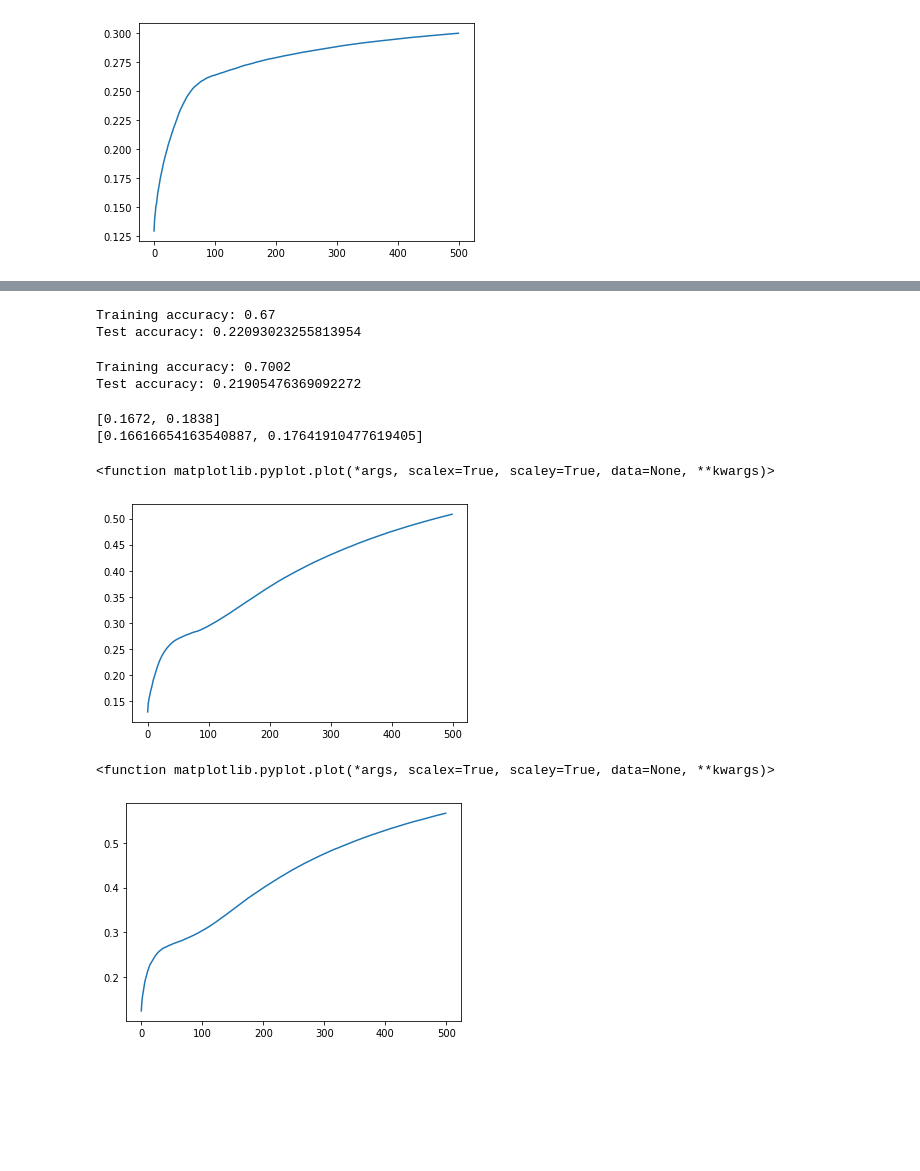
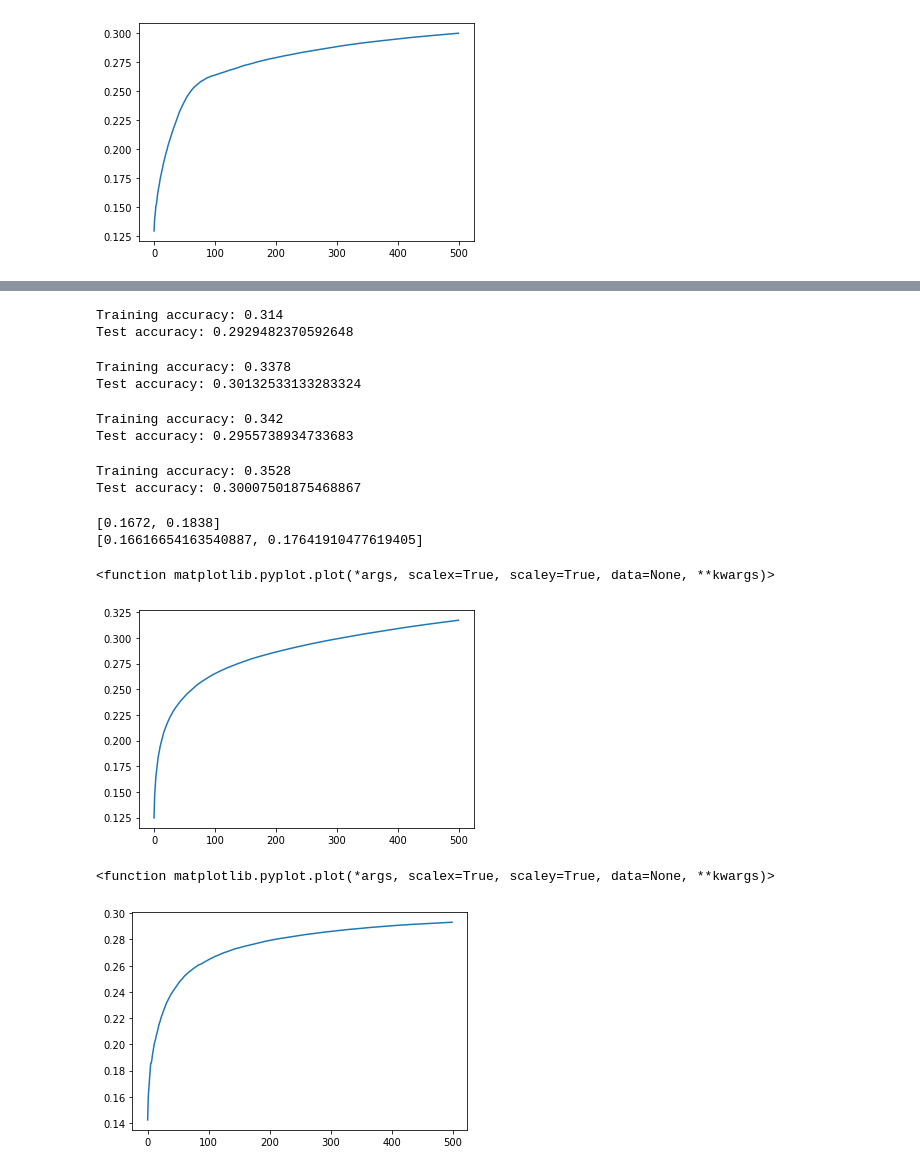
Before and after one commit to MKTKSMT-MI/GNN-DGLPro, a Jupyter notebook: Classification/Class_stl10.ipynb, the cells around one changed output, grey strips where cells are left out. Saved outputs shown, nothing was run; the diff lists cells and outputs as text; code cells hidden in the pictures; blank space fills up the shorter version.

```diff
--- a/Classification/Class_stl10.ipynb
+++ b/Classification/Class_stl10.ipynb
@@ -55,5 +64,5 @@ class STL10TestDataset(DGLDataset):
         return len(self.graphs)
 # %%
 #transform = transforms.Compose([transforms.Normalize(0,1)])
-traindataset=STL10TrainDataset('../data/STL10 Datasets/train/nnum200_ndatades_enone.dgl')
-testdataset=STL10TestDataset('../data/STL10 Datasets/test/nnum200_ndatades_enone.dgl')
+traindataset=STL10TrainDataset('../data/STL10 Datasets/train/nnum100_ndatades_enone.dgl')
+testdataset=STL10TestDataset('../data/STL10 Datasets/test/nnum100_ndatades_enone.dgl')
@@ -78,7 +84,7 @@ class GCN(nn.Module):
     def __init__(self,in_feat,h_feat,num_classes):
         super(GCN,self).__init__()
         self.gconv1=GraphConv(in_feat,h_feat)
-        self.gconv2=GraphConv(h_feat,h_feat)
+        self.gconv2=GraphConv(h_feat,num_classes)
         self.gconv3=GraphConv(h_feat,num_classes)
         self.dropout=nn.Dropout(0.2)
 
@@ -87,13 +93,13 @@ class GCN(nn.Module):
         h=F.relu(h)
         h=self.dropout(h)
         h=self.gconv2(g,h)
-        h=F.relu(h)
-        h=self.gconv3(g,h)
+        #h=F.relu(h)
+        #h=self.gconv3(g,h)
         g.ndata['h'] = h
         return dgl.mean_nodes(g,'h')
 # %%
 print(traindataset.dim_nfeats)
-model=GCN(traindataset.dim_nfeats,320,10)
+model=GCN(traindataset.dim_nfeats,10,10)
 optimizer=optim.Adam(model.parameters(),lr=0.001)
 device=torch.device('cuda:0' if torch.cuda.is_available() else 'cpu')
 model.to(device)
@@ -193,5 +199,5 @@ plt.show()
 # %%
-clay=[180,320]
+clay=[20,30,40,80]
 epochs=500
 save_train_acc = []
 save_test_acc = []
@@ -223,7 +229,7 @@ for i in clay:
         for batched_graph, labels in traindataloader:
             batched_graph = batched_graph.to(device)
             labels = labels.to(device)
-            pred = model(batched_graph, batched_graph.ndata['feat'].float())
+            pred = model(batched_graph, batched_graph.ndata['feat'].float()/255)
             loss = lossF(pred,labels)
             if loss.item() < 0.05:
                 BP = 0
@@ -240,7 +246,7 @@ for i in clay:
         for tbatched_graph, tlabels in testdataloader:
             tbatched_graph = tbatched_graph.to(device)
             tlabels = tlabels.to(device)
-            tpred = model(tbatched_graph, tbatched_graph.ndata['feat'])
+            tpred = model(tbatched_graph, tbatched_graph.ndata['feat'].float()/255)
             test_num_correct += (tpred.argmax(1) == tlabels).sum().item()
             test_num_tests += len(tlabels)
 
@@ -260,7 +266,7 @@ for i in clay:
         for batched_graph, labels in traindataloader:
             batched_graph = batched_graph.to(device)
             labels = labels.to(device)
-            pred = model(batched_graph, batched_graph.ndata['feat'])
+            pred = model(batched_graph, batched_graph.ndata['feat'].float()/255)
             num_correct += (pred.argmax(1) == labels).sum().item()
             num_tests += len(labels)
         print('Training accuracy:', num_correct / num_tests)
@@ -271,16 +277,20 @@ for i in clay:
         for batched_graph, labels in testdataloader:
             batched_graph = batched_graph.to(device)
             labels = labels.to(device)
-            pred = model(batched_graph, batched_graph.ndata['feat'].float())
+            pred = model(batched_graph, batched_graph.ndata['feat'].float().float()/255)
             num_correct += (pred.argmax(1) == labels).sum().item()
             num_tests += len(labels)
         print('Test accuracy:', num_correct / num_tests)
         save_test_acc.append(num_correct / num_tests)
 # %% [output]
-Training accuracy: 0.67
-Test accuracy: 0.22093023255813954
+Training accuracy: 0.314
+Test accuracy: 0.2929482370592648
-Training accuracy: 0.7002
-Test accuracy: 0.21905476369092272
+Training accuracy: 0.3378
+Test accuracy: 0.30132533133283324
+Training accuracy: 0.342
+Test accuracy: 0.2955738934733683
+Training accuracy: 0.3528
+Test accuracy: 0.30007501875468867
 # %%
 print(save_train_acc)
 print(save_test_acc)
@@ -288,14 +298,14 @@ print(save_test_acc)
 [0.1672, 0.1838]
 [0.16616654163540887, 0.17641910477619405]
 # %%
-plt.plot(range(epochs),save_train_acc_list[0])
+plt.plot(range(epochs),save_train_acc_list[3])
 plt.plot
 # %% [output]
 <function matplotlib.pyplot.plot(*args, scalex=True, scaley=True, data=None, **kwargs)>
-[figure, old version]
+[figure, new version]
 # %%
-plt.plot(range(epochs),save_train_acc_list[1])
+plt.plot(range(epochs),save_test_acc_list[3])
 plt.plot
 # %% [output]
 <function matplotlib.pyplot.plot(*args, scalex=True, scaley=True, data=None, **kwargs)>
-[figure, old version]
+[figure, new version]
```
Also changed, not shown: parts of 7 cells of this notebook, 3 other files.
